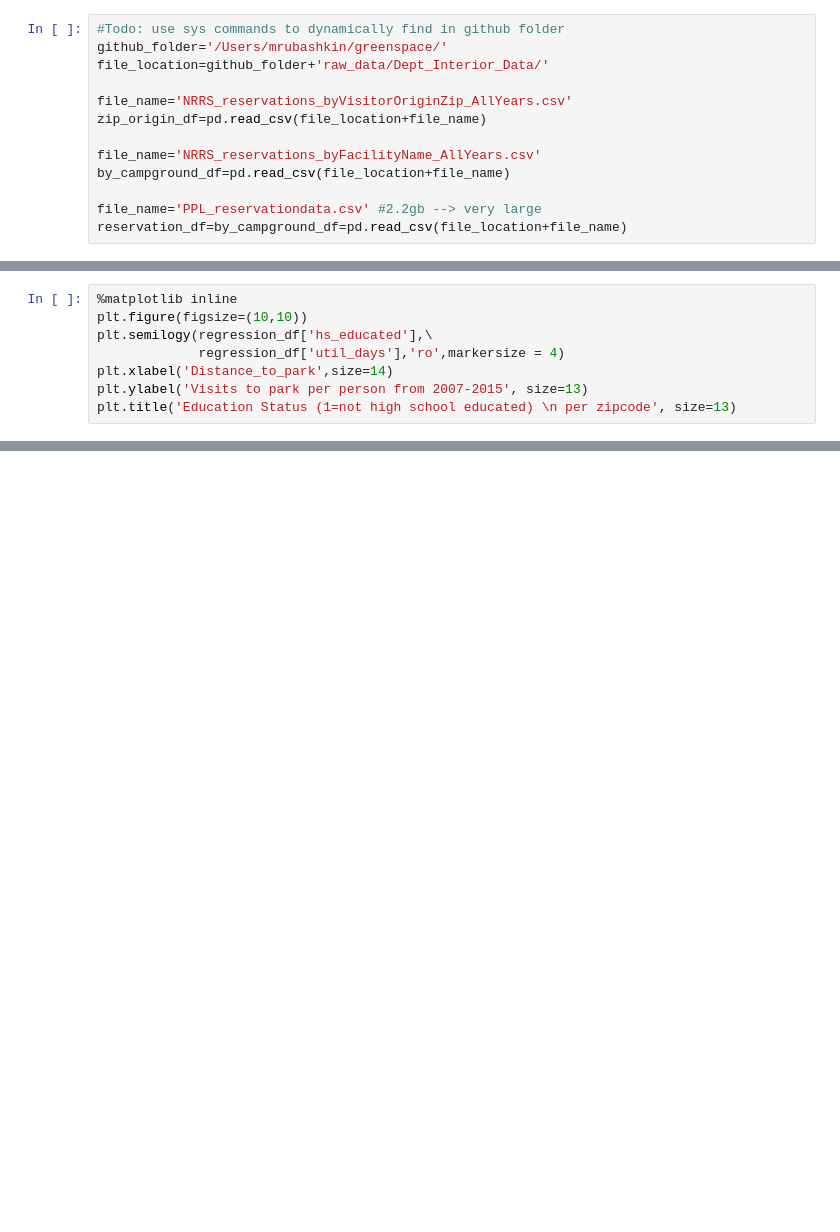
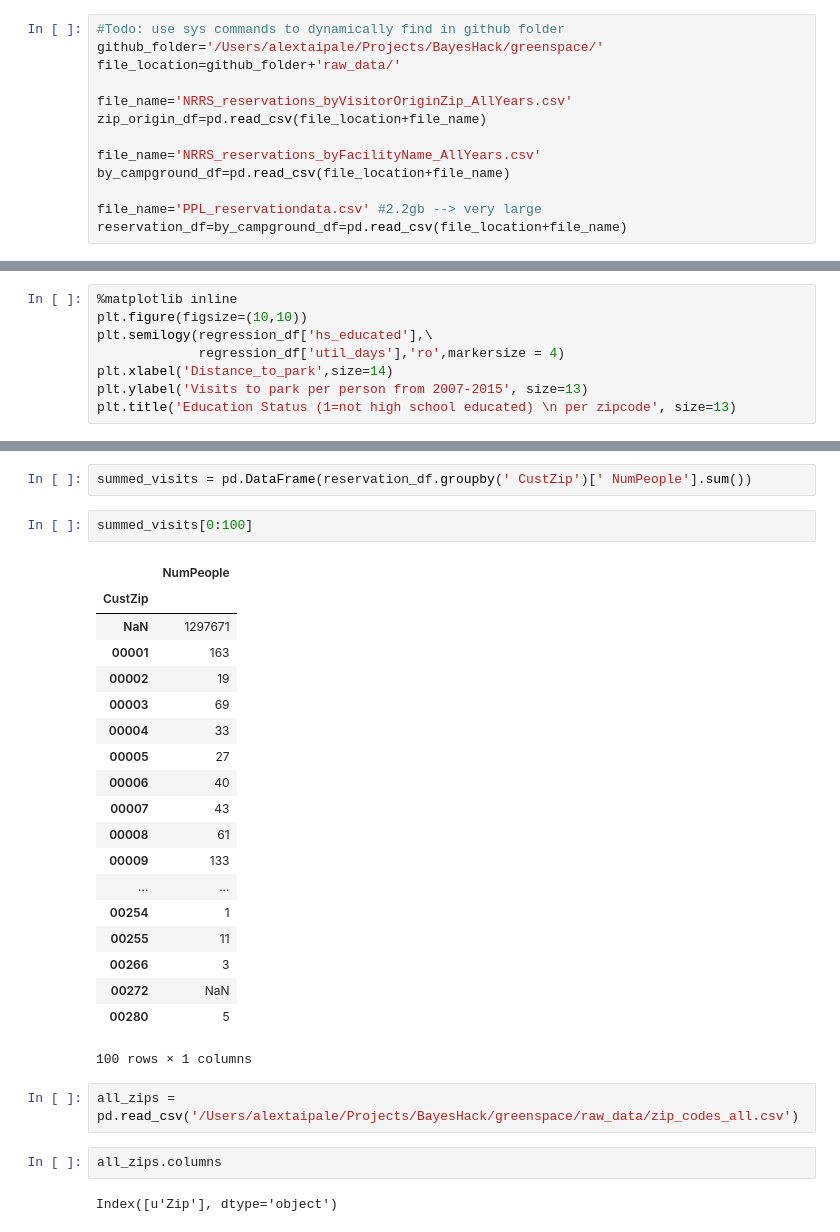
Before and after one commit to mrubash1/greenspace, a Jupyter notebook: python/geospatial_test/geo_test1_v2.ipynb, the cells around one changed output, grey strips where cells are left out. Drawn from its saved outputs; the diff is of its cells as text; blank space fills up the shorter version.

Commit message:
Adding bottom visitor counts

```diff
--- a/python/geospatial_test/geo_test1_v2.ipynb
+++ b/python/geospatial_test/geo_test1_v2.ipynb
@@ -22,8 +22,8 @@ from IPython.display import Image
 # Load files
 # %%
 #Todo: use sys commands to dynamically find in github folder
-github_folder='/Users/mrubashkin/greenspace/'
-file_location=github_folder+'raw_data/Dept_Interior_Data/'
+github_folder='/Users/alextaipale/Projects/BayesHack/greenspace/'
+file_location=github_folder+'raw_data/'
 
 file_name='NRRS_reservations_byVisitorOriginZip_AllYears.csv'
 zip_origin_df=pd.read_csv(file_location+file_name)
@@ -598,0 +611,30 @@ plt.title('Education Status (1=not high school educated) \n per zipcode', size=1
+# %%
+summed_visits = pd.DataFrame(reservation_df.groupby(' CustZip')[' NumPeople'].sum())
+# %%
+summed_visits[0:100]
+# %% [output]
+|  | NumPeople |
+| CustZip |  |
+| NaN | 1297671 |
+| 00001 | 163 |
+| 00002 | 19 |
+| 00003 | 69 |
+| 00004 | 33 |
+| 00005 | 27 |
+| 00006 | 40 |
+| 00007 | 43 |
+| 00008 | 61 |
+| 00009 | 133 |
+| ... | ... |
+| 00254 | 1 |
+| 00255 | 11 |
+| 00266 | 3 |
+| 00272 | NaN |
+| 00280 | 5 |
+100 rows × 1 columns
+# %%
+all_zips = pd.read_csv('/Users/alextaipale/Projects/BayesHack/greenspace/raw_data/zip_codes_all.csv')
+# %%
+all_zips.columns
+# %% [output]
+Index([u'Zip'], dtype='object')
```
Also changed, not shown: parts of 4 cells of this notebook.
